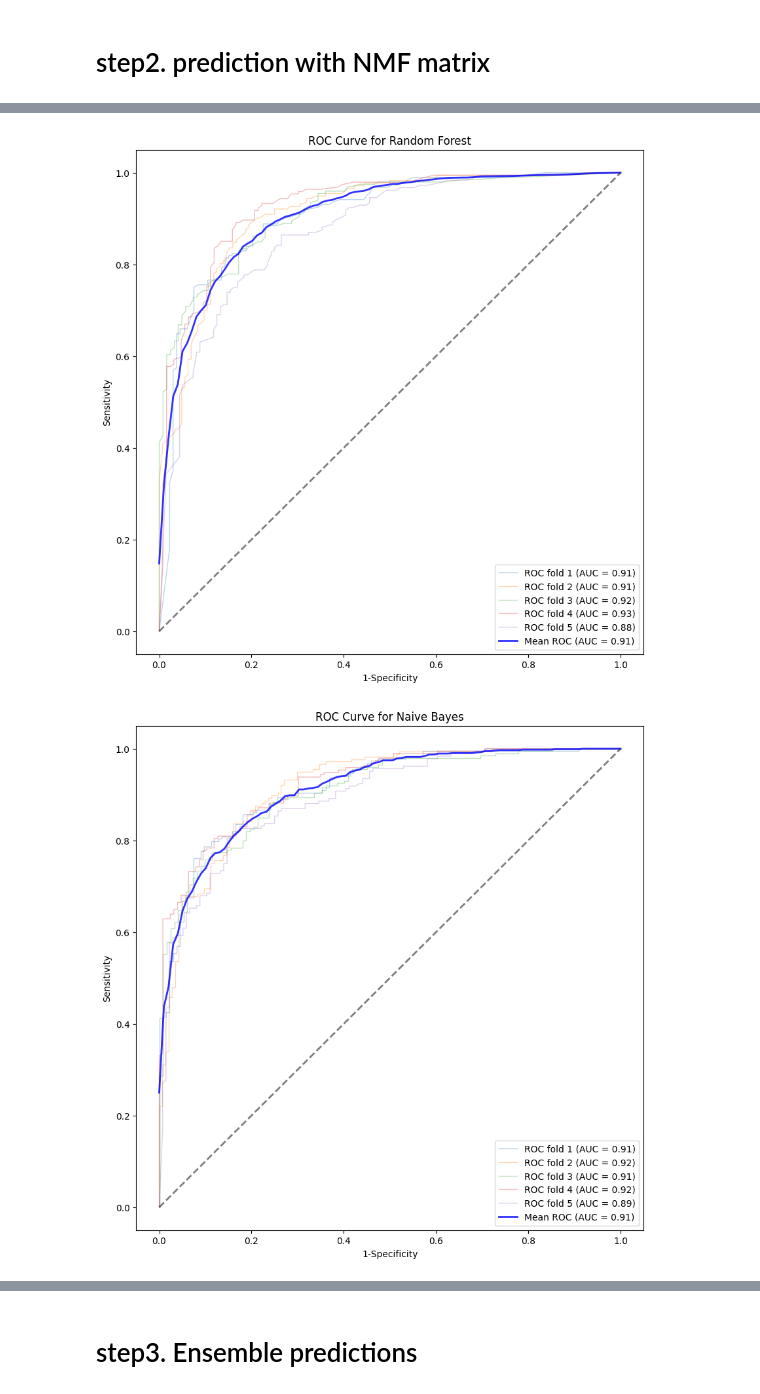
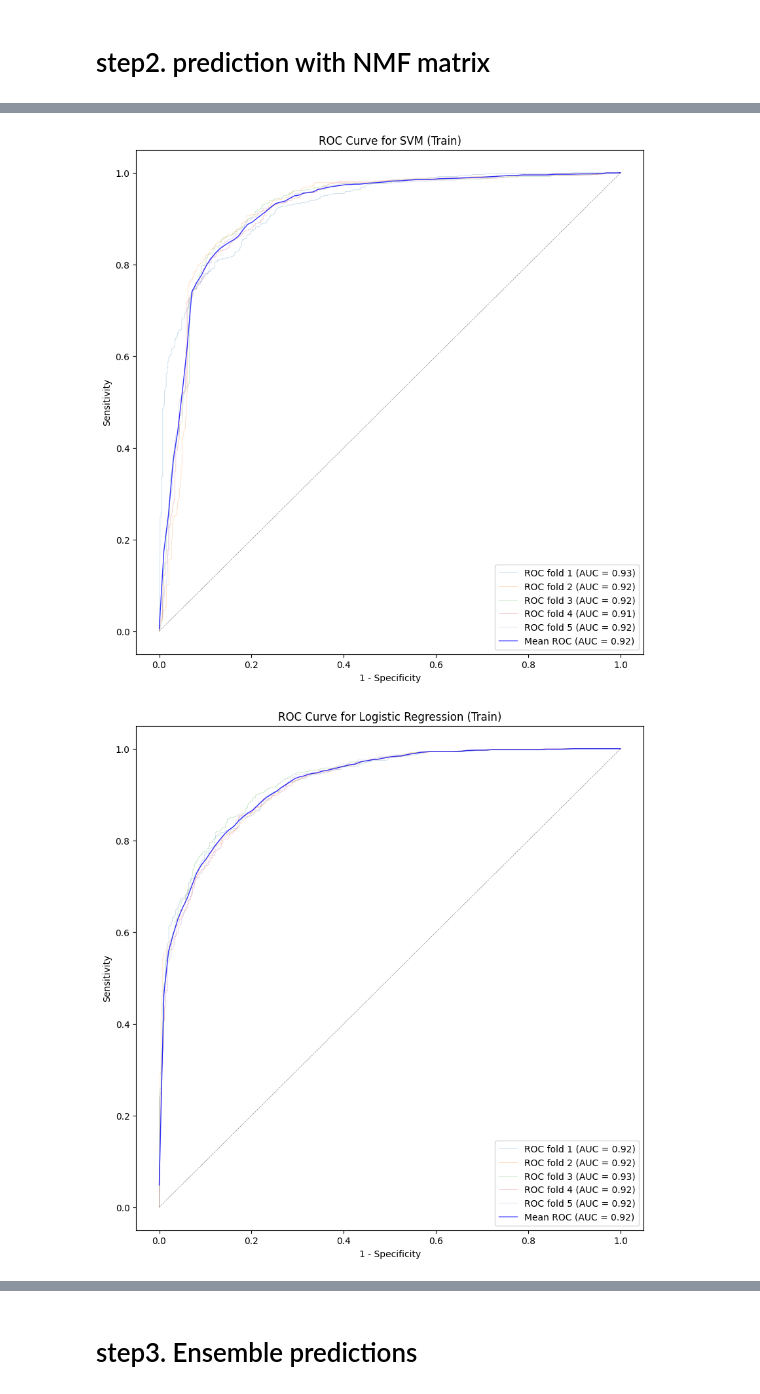
Before and after one commit to Neuroinformagician/MM_NMF, a Jupyter notebook: All_step.ipynb, the cells around one changed output, grey strips where cells are left out. Saved outputs shown, nothing was run; the diff lists cells and outputs as text; code cells hidden in the pictures.

```diff
--- a/All_step.ipynb
+++ b/All_step.ipynb
@@ -406,8 +433,33 @@ plot_roc_curve(y_test_list, predicted_probs_list["Logistic Regression"], "Logist
-# %%
-plot_roc_curve(y_test_list,  predicted_probs_list["Random Forest"], "Random Forest")
-# %% [output]
-[figure, removed]
-# %%
-plot_roc_curve(y_test_list,  predicted_probs_list["Naive Bayes"], "Naive Bayes")
-# %% [output]
-[figure, removed]
+# %%
+plot_roc_curve(
+    y_test_list=y_train_list,
+    model_probs_list=train_predicted_probs_list["SVM"],
+    model_name="SVM (Train)",
+    save_path="./fig/train_SVM.pdf"
+)
+
+plot_roc_curve(
+    y_test_list=y_train_list,
+    model_probs_list=train_predicted_probs_list["Logistic Regression"],
+    model_name="Logistic Regression (Train)",
+    save_path="./fig/train_logreg.pdf"
+)
+
+
+plot_roc_curve(
+    y_test_list=y_train_list,
+    model_probs_list=train_predicted_probs_list["Random Forest"],
+    model_name="Random Forest (Train)",
+    save_path="./fig/train_rf.pdf"
+)
+
+
+plot_roc_curve(
+    y_test_list=y_train_list,
+    model_probs_list=train_predicted_probs_list["Naive Bayes"],
+    model_name="Naive Bayes (Train)",
+    save_path="./fig/train_NB.pdf"
+)
+# %% [output]
+[figure, added]
+[figure, added]
```
Also changed, not shown: parts of 45 cells of this notebook, 42 other files.
